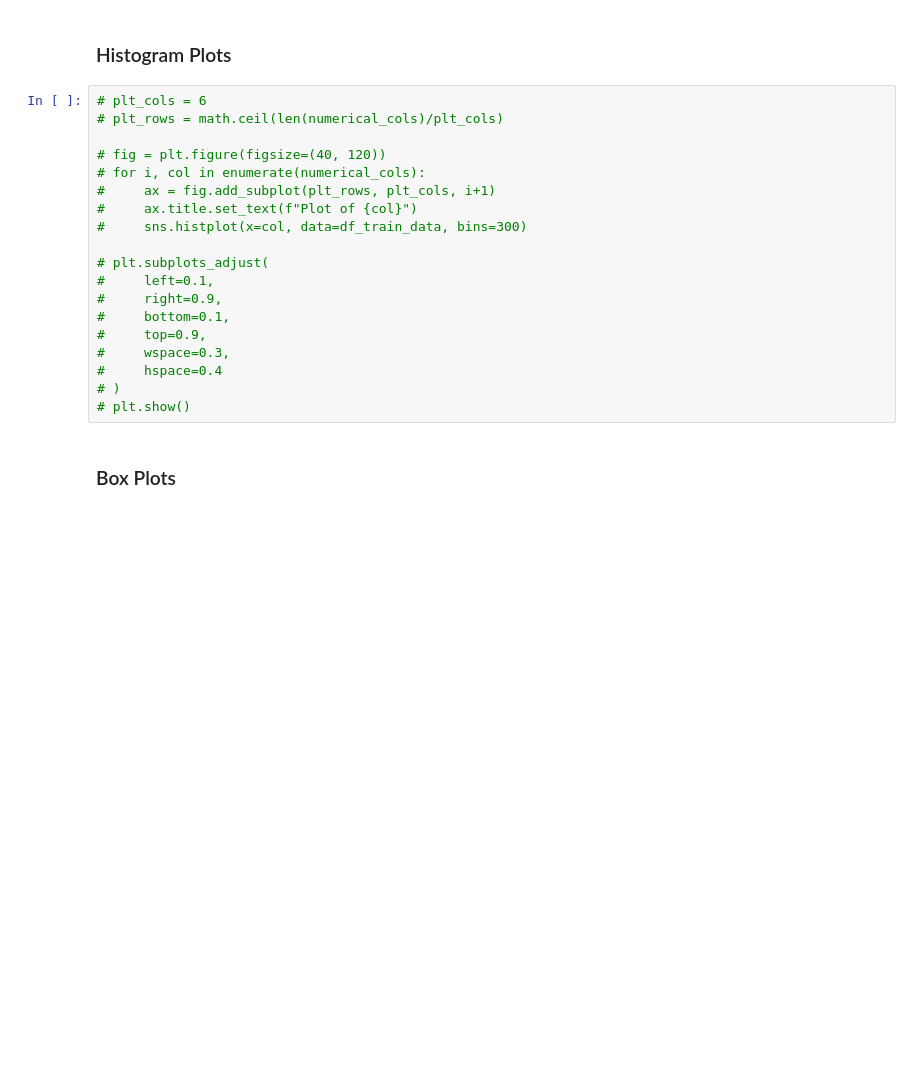
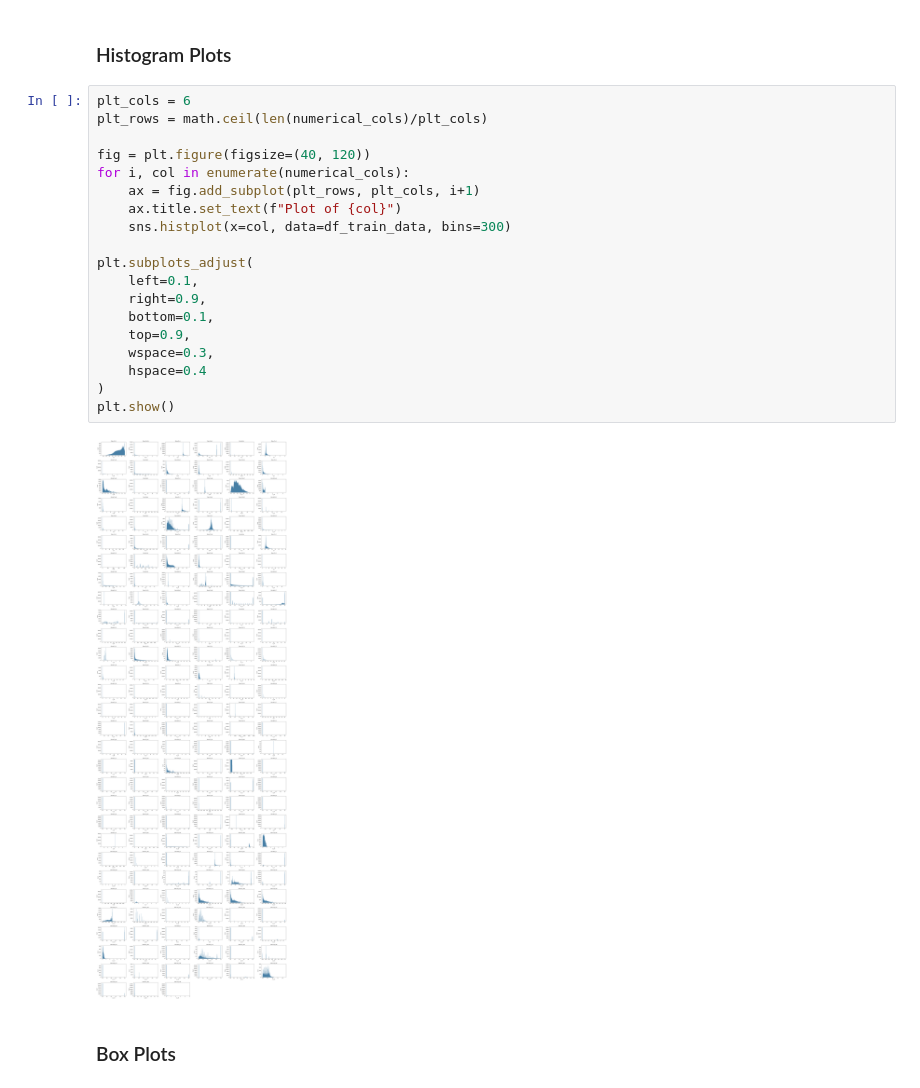
Before and after one commit to yasith-academic/ml-mini-project, a Jupyter notebook: amex-project.ipynb, the cells around one changed output. Cells and saved outputs as stored; diff of their text form; blank space fills up the shorter version.

```diff
--- a/amex-project.ipynb
+++ b/amex-project.ipynb
@@ -204,24 +204,26 @@ plt.show()
 # %% [markdown]
 ### Histogram Plots
 # %%
-# plt_cols = 6
-# plt_rows = math.ceil(len(numerical_cols)/plt_cols)
+plt_cols = 6
+plt_rows = math.ceil(len(numerical_cols)/plt_cols)
 
-# fig = plt.figure(figsize=(40, 120))
-# for i, col in enumerate(numerical_cols):
-#     ax = fig.add_subplot(plt_rows, plt_cols, i+1)
-#     ax.title.set_text(f"Plot of {col}")
-#     sns.histplot(x=col, data=df_train_data, bins=300)
+fig = plt.figure(figsize=(40, 120))
+for i, col in enumerate(numerical_cols):
+    ax = fig.add_subplot(plt_rows, plt_cols, i+1)
+    ax.title.set_text(f"Plot of {col}")
+    sns.histplot(x=col, data=df_train_data, bins=300)
 
-# plt.subplots_adjust(
-#     left=0.1,
-#     right=0.9,
-#     bottom=0.1,
-#     top=0.9,
-#     wspace=0.3,
-#     hspace=0.4
-# )
-# plt.show()
+plt.subplots_adjust(
+    left=0.1,
+    right=0.9,
+    bottom=0.1,
+    top=0.9,
+    wspace=0.3,
+    hspace=0.4
+)
+plt.show()
+# %% [output]
+[figure, added]
 # %% [markdown]
 ### Box Plots
 # %%
```
Also changed, not shown: parts of 17 cells of this notebook.
